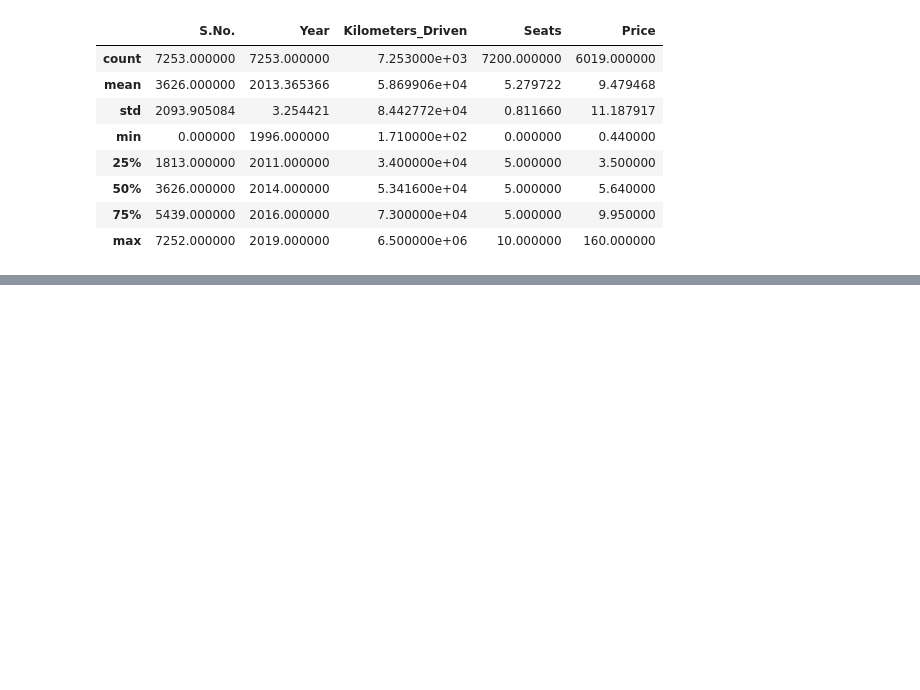
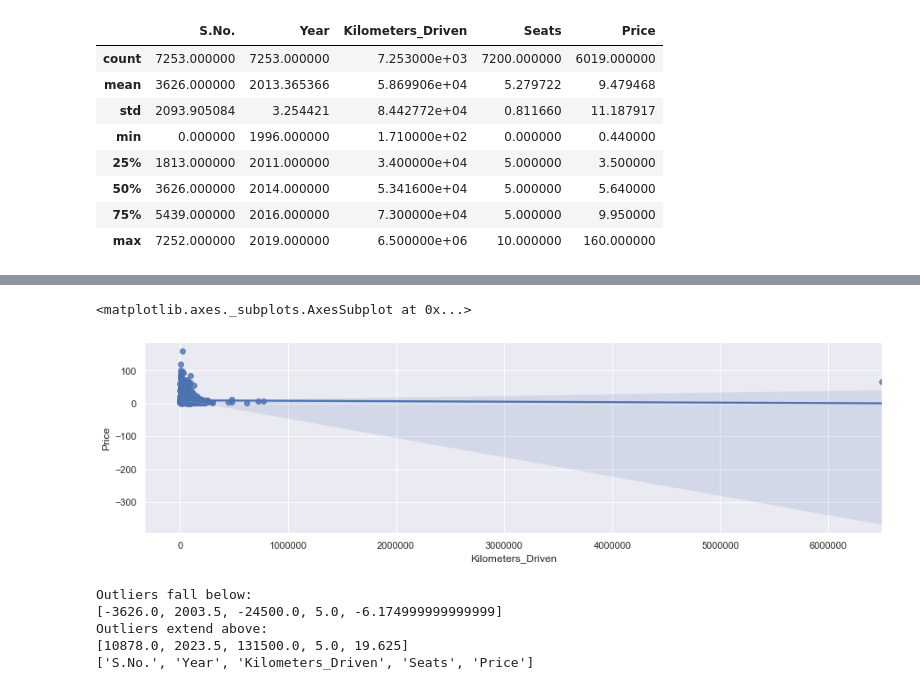
Before and after one commit to KyLarson-Research/Cars4U, a Jupyter notebook: Cars4U.ipynb, the cells around one changed output, grey strips where cells are left out. Saved outputs shown, nothing was run; the diff lists cells and outputs as text; code cells hidden in the pictures; blank space fills up the shorter version.

Commit message:
added regression based on used cars

```diff
--- a/Cars4U.ipynb
+++ b/Cars4U.ipynb
@@ -3,6 +3,9 @@
 #Author: Kyle Larson
 #Project for Analyzing Used Cars Dataset
 import pandas as pd
+import seaborn as sns
+import matplotlib.pyplot as plt
+sns.set(rc={'figure.figsize':(30,18)})
 used_cars_data=pd.read_csv("used_cars_data.csv")
 # %%
 used_cars_data.head()
@@ -27,0 +58,32 @@ used_cars_data.describe()
+# %%
+#Km vs Price
+plt.figure(figsize=(15,4))
+sns.regplot(data=used_cars_data, x="Kilometers_Driven", y="Price" )
+# %% [output]
+<matplotlib.axes._subplots.AxesSubplot at 0x...>
+[figure, added]
+# %%
+#Outlier Cutoffs
+quantitative=['S.No.','Year','Kilometers_Driven','Seats','Price']
+seventy_fifth=[5439.000000,2016.000000,7.300000e+04,5.000000,9.950000]
+twenty_fifth=[1813.000000,2011.000000,3.400000e+04,5.000000,3.500000]
+cutoffs, upperco, lowerco =[],[],[]
+for i in range(len(seventy_fifth)): cutoffs.append( (seventy_fifth[i] - twenty_fifth[i])*1.5 )
+for i in range(len(seventy_fifth)): upperco.append( seventy_fifth[i] + cutoffs[i] )
+for i in range(len(seventy_fifth)): lowerco.append( twenty_fifth[i] - cutoffs[i] )
+
+print("Outliers fall below:")
+
+print(lowerco)
+print("Outliers extend above:")
+print(upperco)
+
+print(quantitative)
+#you will see that though it doesn't make sense to cal outlier by S.No
+#outliers exist for Year, Kilometers Driven, Seats and Price
+# %% [output]
+Outliers fall below:
+[-3626.0, 2003.5, -24500.0, 5.0, -6.174999999999999]
+Outliers extend above:
+[10878.0, 2023.5, 131500.0, 5.0, 19.625]
+['S.No.', 'Year', 'Kilometers_Driven', 'Seats', 'Price']
```
Also changed, not shown: parts of 6 cells of this notebook.
